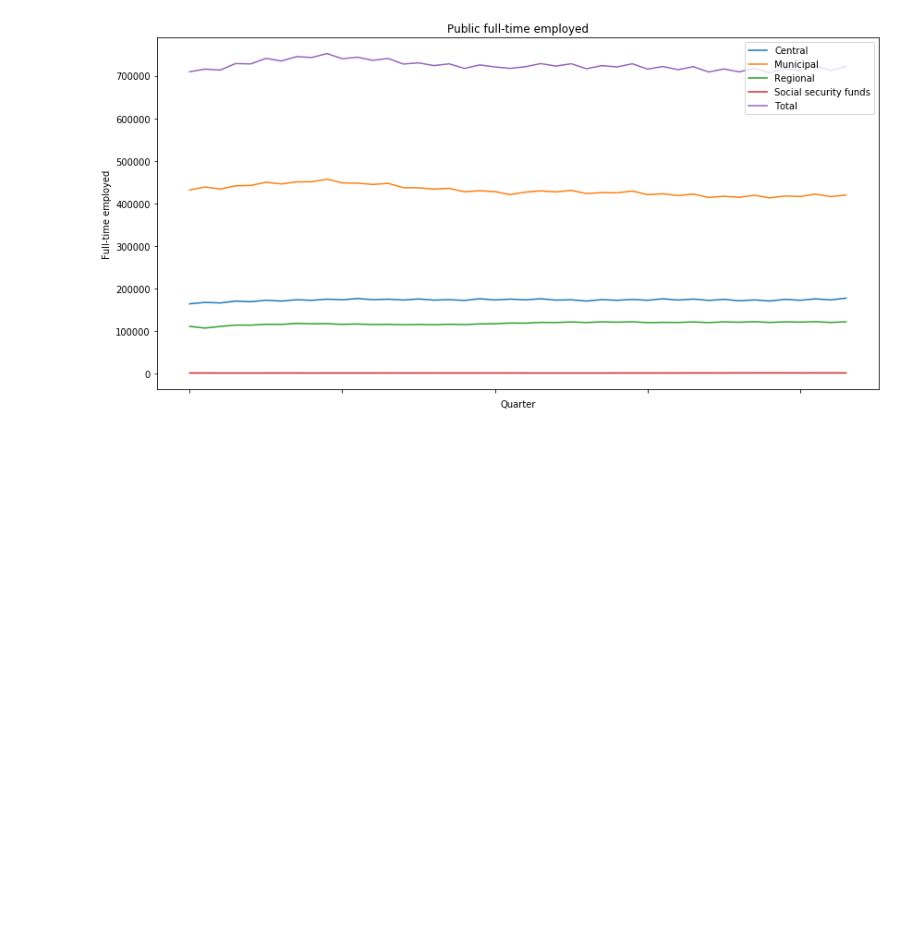
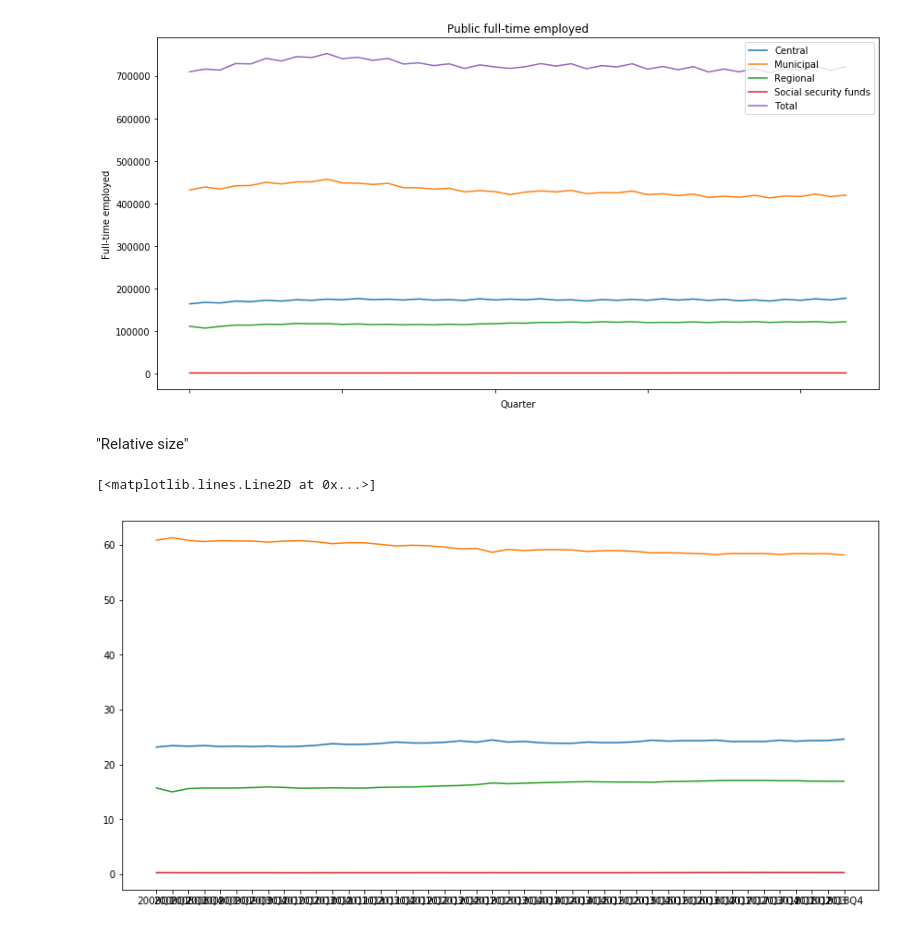
Before and after one commit to NumEconCopenhagen/projects-2019-nx31, a Jupyter notebook: dataproject/NX31_Data_Project.ipynb, the cells around one changed output. Saved outputs shown, nothing was run; the diff lists cells and outputs as text; code cells hidden in the pictures; blank space fills up the shorter version.

```diff
--- a/dataproject/NX31_Data_Project.ipynb
+++ b/dataproject/NX31_Data_Project.ipynb
@@ -138,3 +137,20 @@ ax.set_title("Public full-time employed")
 # %% [output]
 Text(0.5, 1.0, 'Public full-time employed')
 [figure]
+# %% [markdown]
+"Relative size"
+# %%
+rc_central = FTEG['Central']/FTEG['Total']*100
+rc_municipal = FTEG['Municipal']/FTEG['Total']*100
+rc_regional = FTEG['Regional']/FTEG['Total']*100
+rc_social = FTEG['Social security funds']/FTEG['Total']*100
+# %%
+fig2 = plt.figure(figsize=(14,7))
+ax = plt.subplot(1,1,1)
+ax.plot(rc_central)
+ax.plot(rc_municipal)
+ax.plot(rc_regional)
+ax.plot(rc_social)
+# %% [output]
+[<matplotlib.lines.Line2D at 0x...>]
+[figure, added]
```
Also changed, not shown: parts of 2 cells of this notebook, 1 other file.
